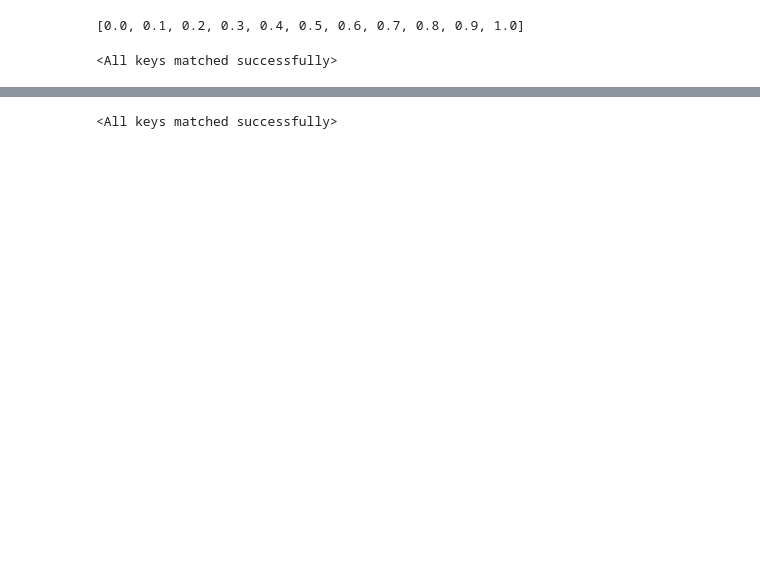
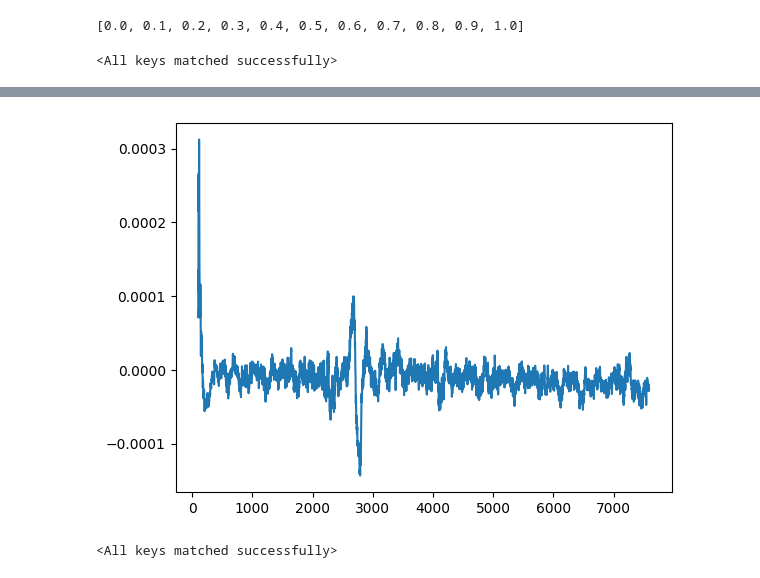
Before and after one commit to akshaankhan2004/StockTradingRL-FinSearch2024, a Jupyter notebook: Final_Submission/trading-GYM/ppo-gym.ipynb, the cells around one changed output, grey strips where cells are left out. Cells and saved outputs as stored; diff of their text form; code cells hidden in the pictures; blank space fills up the shorter version.

```diff
--- a/Final_Submission/trading-GYM/ppo-gym.ipynb
+++ b/Final_Submission/trading-GYM/ppo-gym.ipynb
@@ -302,3 +292,7 @@ plt.plot(rewards_history)
+# %%
+plot(policy_loss_history)
+# %% [output]
+[figure, added]
 # %%
 best_policy_net = PolicyNetwork(state_dim, action_dim)
 best_policy_net.load_state_dict(best_policy_weights)
```
Also changed, not shown: parts of 12 cells of this notebook, 1 other file.
